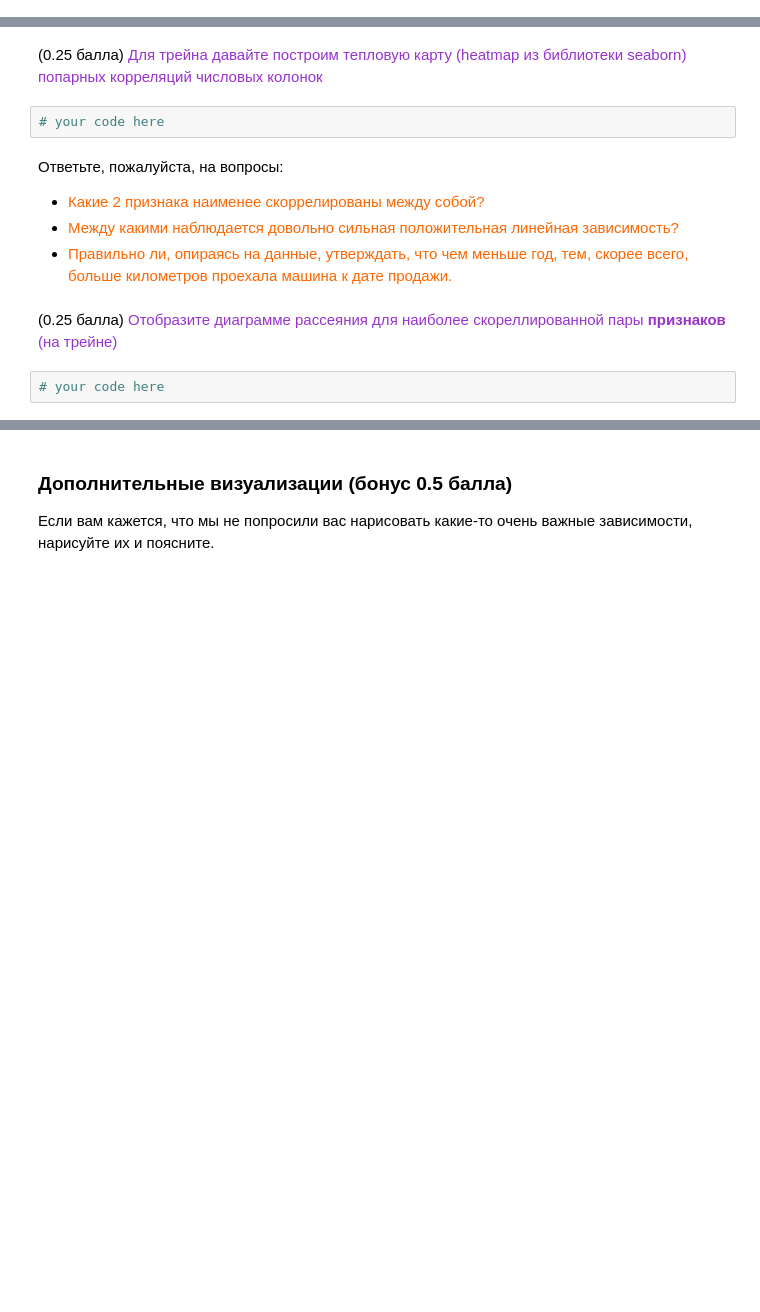
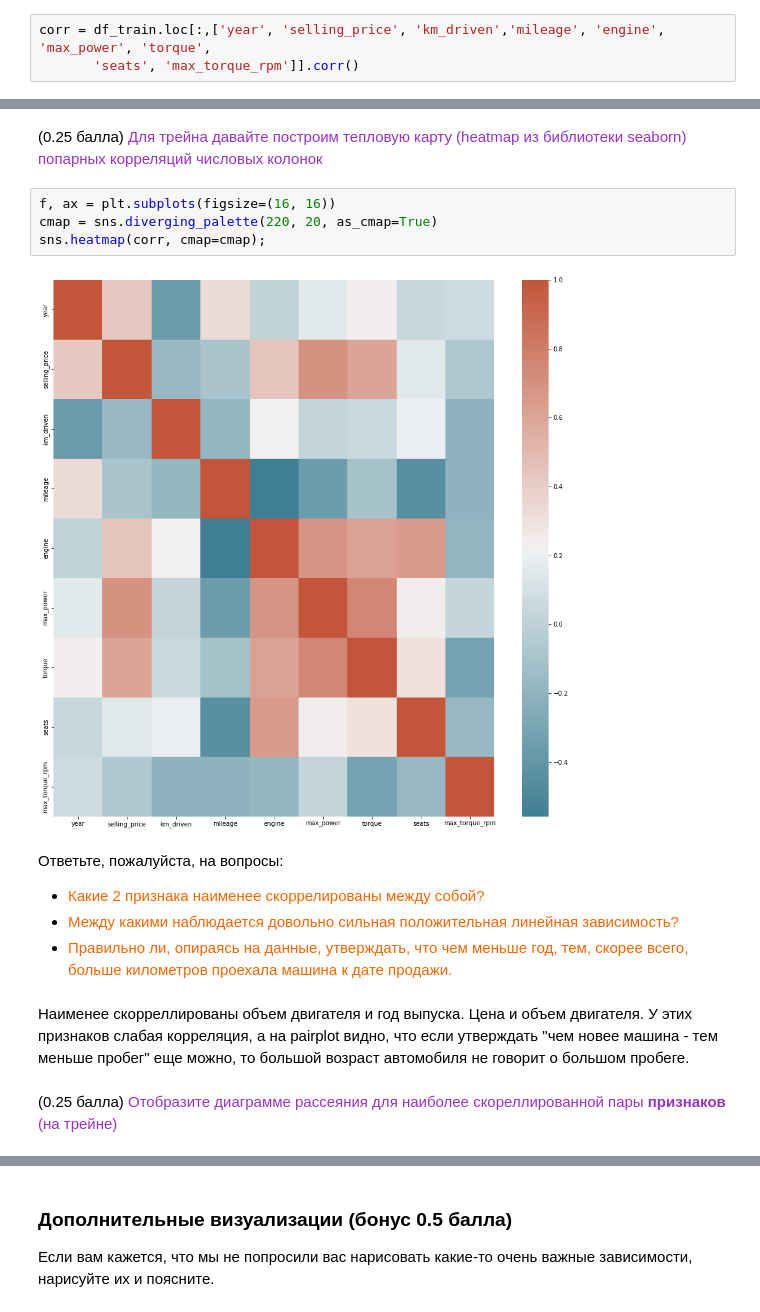
Before and after one commit to lubitelfoto/used-car-price-predict-hw, a Jupyter notebook: HW1_Regression_with_inference.ipynb, the cells around one changed output, grey strips where cells are left out. Saved outputs shown, nothing was run; the diff lists cells and outputs as text; blank space fills up the shorter version.

```diff
--- a/HW1_Regression_with_inference.ipynb
+++ b/HW1_Regression_with_inference.ipynb
@@ -416,0 +426,3 @@ print("Количество мест в авто скрее категория 2
+# %%
+corr = df_train.loc[:,['year', 'selling_price', 'km_driven','mileage', 'engine', 'max_power', 'torque',
+       'seats', 'max_torque_rpm']].corr()
@@ -417,13 +442,19 @@ print("Количество мест в авто скрее категория 2
 # %% [markdown]
 (0.25 балла) <font color='#9933CC'>Для трейна давайте построим тепловую карту (heatmap из библиотеки seaborn) попарных корреляций числовых колонок</font>
-# %%
-# your code here
+# %%
+f, ax = plt.subplots(figsize=(16, 16))
+cmap = sns.diverging_palette(220, 20, as_cmap=True)
+sns.heatmap(corr, cmap=cmap);
+# %% [output]
+[figure, added]
 # %% [markdown]
 Ответьте, пожалуйста, на вопросы:
 * <font color='#FF6600'>Какие 2 признака наименее скоррелированы между собой?</font>
 * <font color='#FF6600'>Между какими наблюдается довольно сильная положительная линейная зависимость?</font>
 * <font color='#FF6600'>Правильно ли, опираясь на данные, утверждать, что чем меньше год, тем, скорее всего, больше километров проехала машина к дате продажи.</font>
+# %% [markdown]
+Наименее скорреллированы объем двигателя и год выпуска.
+Цена и объем двигателя.
+У этих признаков слабая корреляция, а на pairplot видно, что если утверждать "чем новее машина - тем меньше пробег" еще можно, то большой возраст автомобиля не говорит о большом пробеге.
 # %% [markdown]
 (0.25 балла) <font color='#9933CC'> Отобразите диаграммe рассеяния для наиболее скореллированной пары **признаков** (на трейне) </font>
-# %%
-# your code here
```
Also changed, not shown: parts of 52 cells of this notebook.
